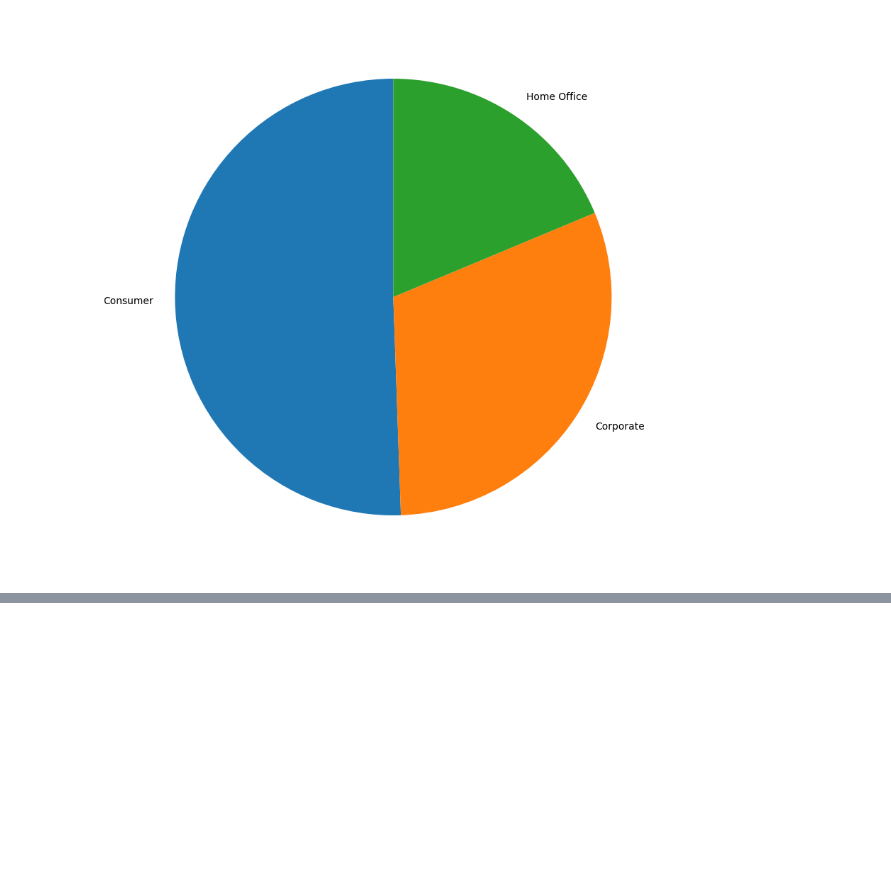
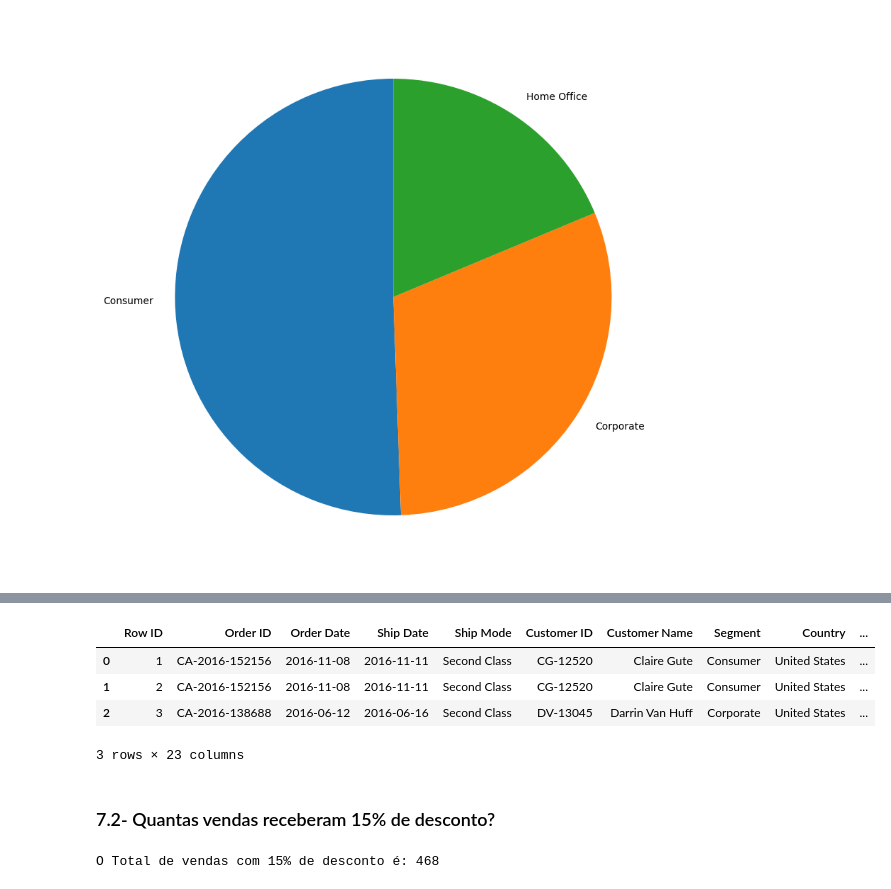
Before and after one commit to michelprosite/Analise-Exploratoria-Superstore-Sales, a Jupyter notebook: Analise_Exploratória_Superstore_Sales.ipynb, the cells around one changed output, grey strips where cells are left out. Saved outputs shown, nothing was run; the diff lists cells and outputs as text; code cells hidden in the pictures; blank space fills up the shorter version.

```diff
--- a/Analise_Exploratória_Superstore_Sales.ipynb
+++ b/Analise_Exploratória_Superstore_Sales.ipynb
@@ -209,0 +242,16 @@ plt.show()
+# %%
+df['Desconto(%)'] = df['Sales'].map(lambda x: 15 if x > 1000 else 10)
+df.head(3)
+# %% [output]
+|  | Row ID | Order ID | Order Date | Ship Date | Ship Mode | Customer ID | Customer Name | Segment | Country | ... |
+| 0 | 1 | CA-2016-152156 | 2016-11-08 | 2016-11-11 | Second Class | CG-12520 | Claire Gute | Consumer | United States | ... |
+| 1 | 2 | CA-2016-152156 | 2016-11-08 | 2016-11-11 | Second Class | CG-12520 | Claire Gute | Consumer | United States | ... |
+| 2 | 3 | CA-2016-138688 | 2016-06-12 | 2016-06-16 | Second Class | DV-13045 | Darrin Van Huff | Corporate | United States | ... |
+3 rows × 23 columns
+# %% [markdown]
+### 7.2- Quantas vendas receberam 15% de desconto?
+# %%
+total = (df['Desconto(%)'] == 15).sum()
+print(f'O Total de vendas com 15% de desconto é: {total}')
+# %% [output]
+O Total de vendas com 15% de desconto é: 468
```
Also changed, not shown: parts of 12 cells of this notebook.
